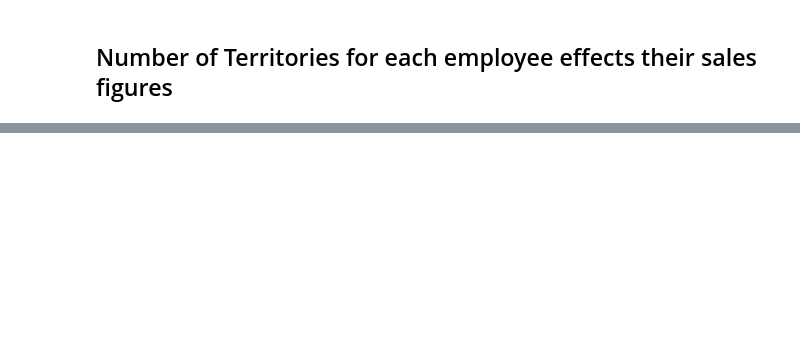
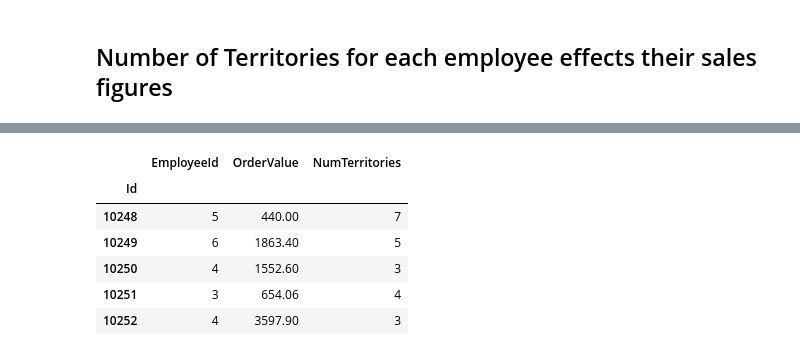
Before and after one commit to ktzioumis/Northwind-Traders, a Jupyter notebook: Project2.ipynb, the cells around one changed output, grey strips where cells are left out. Cells and saved outputs as stored; diff of their text form; code cells hidden in the pictures; blank space fills up the shorter version.

```diff
--- a/Project2.ipynb
+++ b/Project2.ipynb
@@ -603,0 +737,11 @@ ANOVA table for ordervalue and num territories of employee as linear and as clas
+# %%
+df2['NumTerritories']=df2.EmployeeId.map({7:10,9:7,5:7,2:7,6:5,8:4,3:4,4:3,1:2})
+df2.head()
+# %% [output]
+|  | EmployeeId | OrderValue | NumTerritories |
+| Id |  |  |  |
+| 10248 | 5 | 440.00 | 7 |
+| 10249 | 6 | 1863.40 | 5 |
+| 10250 | 4 | 1552.60 | 3 |
+| 10251 | 3 | 654.06 | 4 |
+| 10252 | 4 | 3597.90 | 3 |
```
Also changed, not shown: parts of 34 cells of this notebook.
